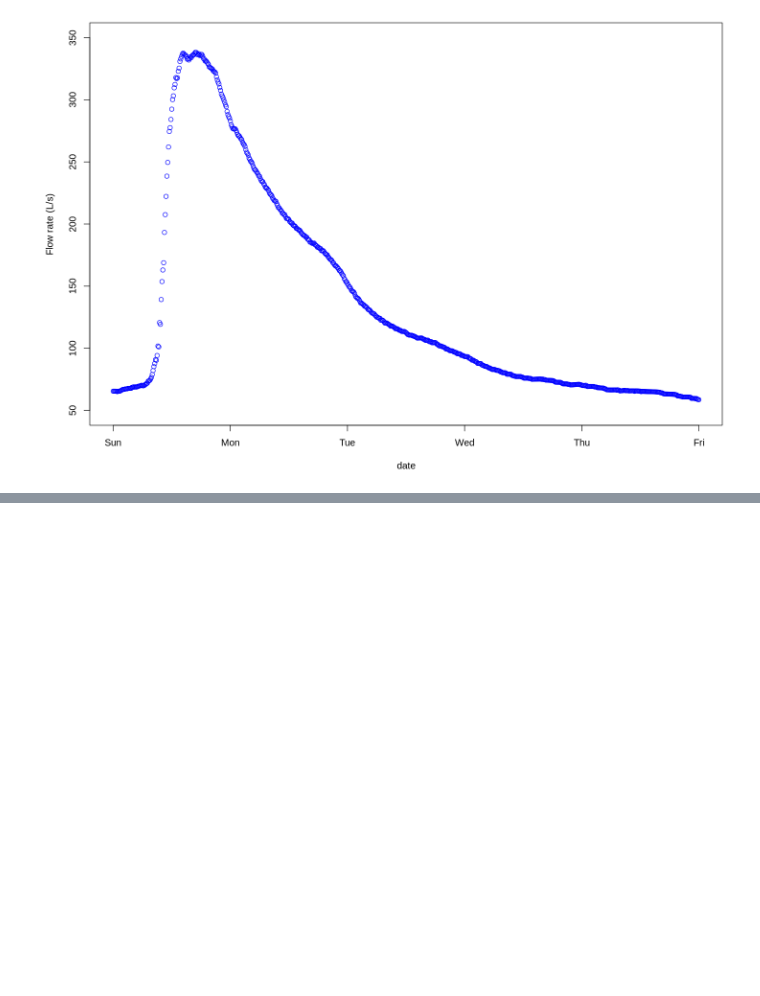
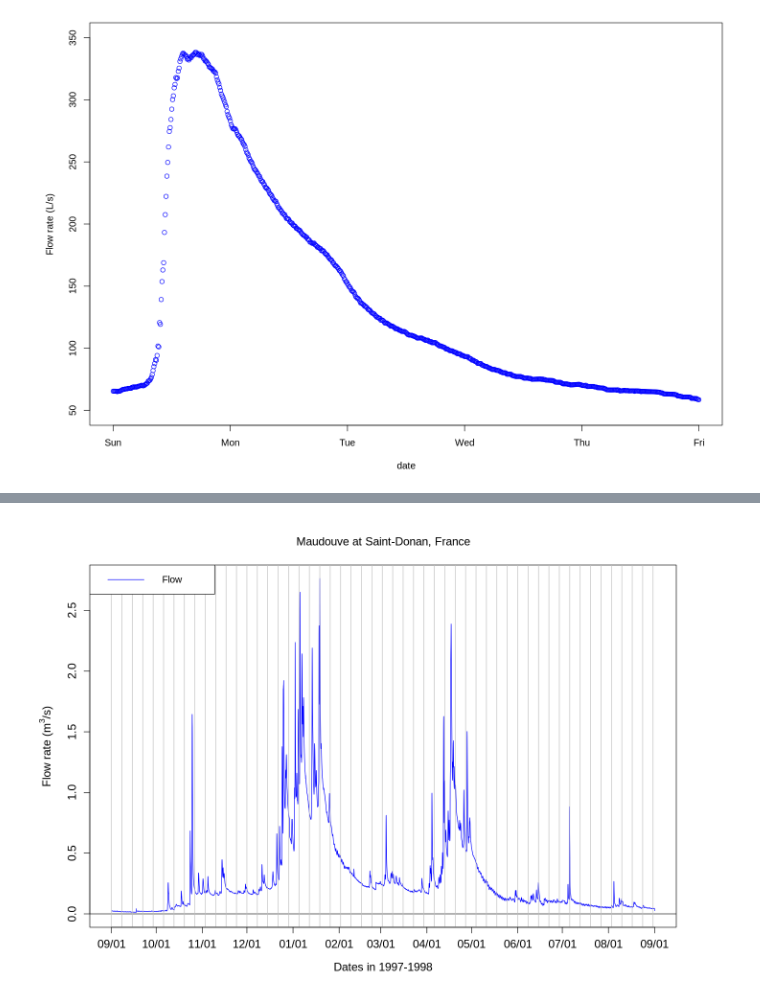
Before and after one commit to francoisbirgand/BAE204-Qlab, a Jupyter notebook: QClab_colab.ipynb, the cells around one changed output, grey strips where cells are left out. Saved outputs shown, nothing was run; the diff lists cells and outputs as text; code cells hidden in the pictures; blank space fills up the shorter version.

```diff
--- a/QClab_colab.ipynb
+++ b/QClab_colab.ipynb
@@ -37,0 +155,50 @@ plot(date,Q,xlab = "date",ylab = "Flow rate (L/s)",type = "p",col="blue",xlim=xl
+# %%
+data<-read.csv(file="sample_1hr_QC_data.csv",header = TRUE) #Reads file into table format
+  options(repr.plot.width=12, repr.plot.height=8)
+  WSarea<-24.2 #Area of watershed in km2
+  WS<-"Maudouve at Saint-Donan, France"
+  names(data)=c("datetime","Q","C")   # renames the columns in simpler names
+  data<-as.data.frame(data)
+  data$datetime<-as.POSIXct(strptime(data$datetime, "%Y-%m-%d %H:%M:%S")) # transforms characters into date values understood by R
+  D<-data$datetime
+  Q<-data$Q   #Defines Q as the flow value (m3/s)
+
+  N=nrow(data)   #Sets N to the value equal to the number of total rows in the table
+
+  # definition of the x and y axes limits
+
+  startdate<-D[1]
+  enddate<-D[N]
+  xlim = as.POSIXct(c(startdate,enddate))  # this renders the first and last date understandable for plotting purposes
+  ylimQ = c(0,max(Q))           # ylim for flow
+
+  ScaleF = 1.2                  # scaling factor for size of fonts and other things
+
+  y1lab<-expression("Flow rate (" * m^3 * "/s)")  # defines the label for flow
+
+  par(mar=c(4.5,4.5,4,4.5))     # defines the sizes, in number of lines, for the margins (bottom, left, top, right)
+
+      ltyp=c(1,2)
+
+      plot(D,Q,col="blue",type="l",cex=0.1,yaxt="n",
+           lty=ltyp[1],xaxt="n",xlab="",ylab="",xlim=xlim,ylim=ylimQ)
+      # we are taking all the default addition of axis tick marks and numbers out by using xaxt and yaxt = "n"
+      # and setting the axis labels at nothing using xlab = "" and ylab = ""
+      abline(h=0)
+      abline(v=seq(startdate, enddate, by="week"),col=("grey"))
+      axis.POSIXct(1, at=seq(startdate, enddate, by="month"), format="%m/%d",cex.axis=ScaleF)
+      # this tells R that we want the X axis ticks and values to be displayed as dates, be added on a monthly basis,
+      # using the month/day format
+      axis(2,cex.axis=ScaleF)
+      # this tells R that the first Y axis ticks can be displayed  (that function was repressed earlier by 'yaxt="n" ')
+      par(new=TRUE)
+      # this tells R that a new plot has already been opened, in other words you are telling R to keep adding things
+      # on the existing plot
+
+      mtext("Dates in 1997-1998",side=1,line=3,cex=ScaleF) # add in the margin the defined labels and title
+      mtext(y1lab,side=2,line=3,cex=ScaleF)
+      mtext(WS,side=3,line=1.5,cex=ScaleF)
+
+      legend("topleft",c("Flow"),lty = c(1), col = c("blue"))
+# %% [output]
+[figure, added]
```
Also changed, not shown: parts of 32 cells of this notebook.
